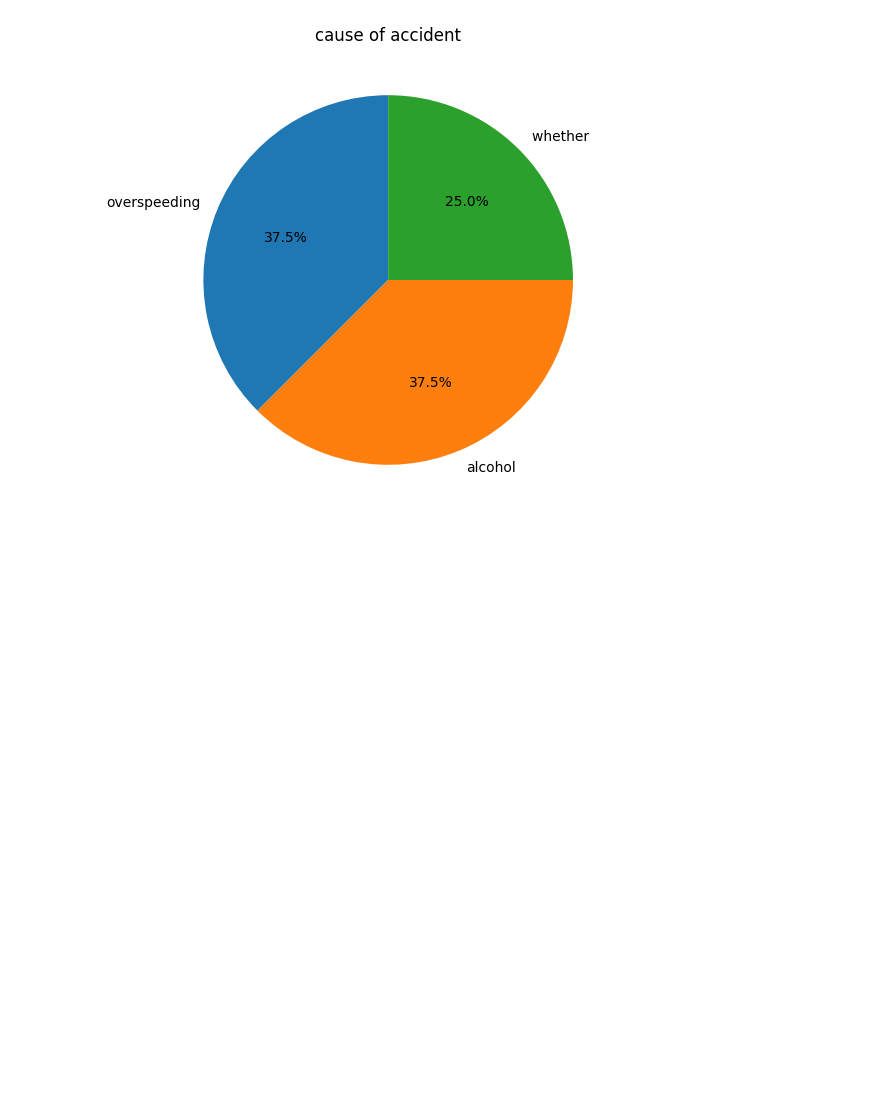
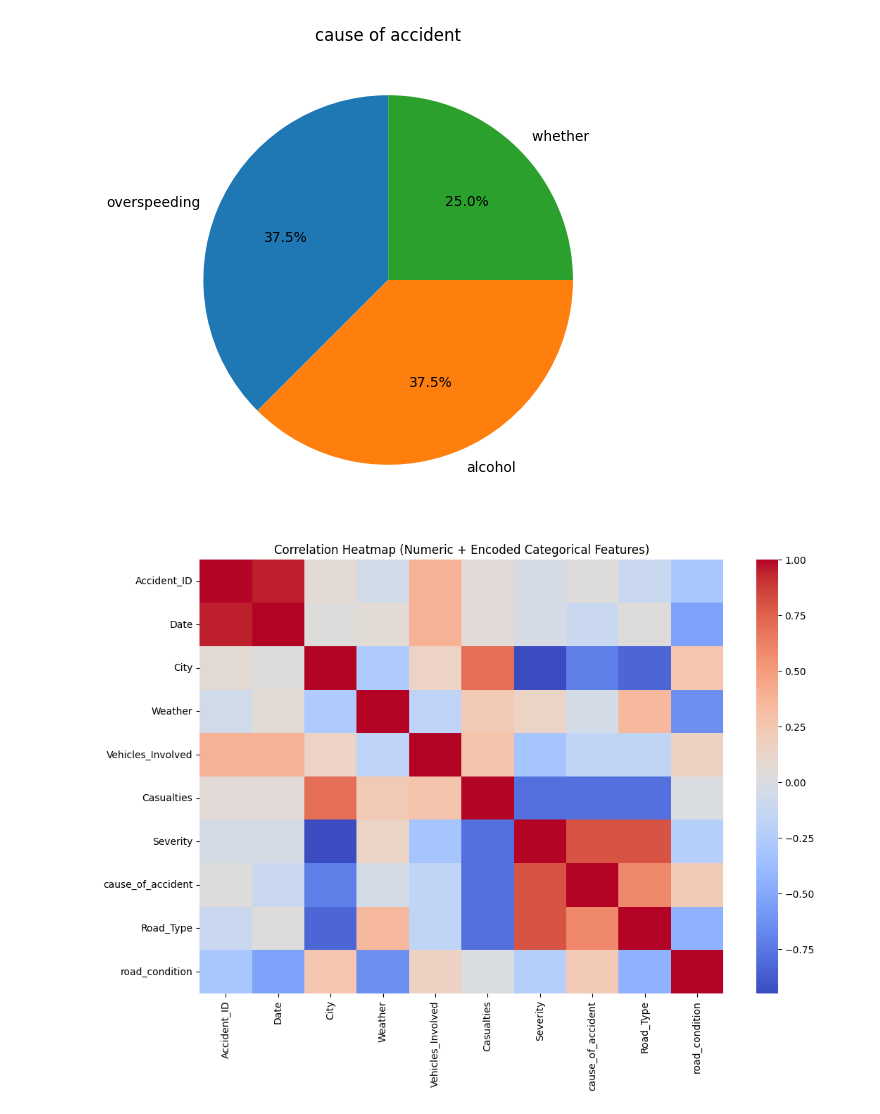
Before and after one commit to nagarneha/traffic_accident-_analysis, a Jupyter notebook: traffic_analysis.ipynb, the cells around one changed output. Saved outputs shown, nothing was run; the diff lists cells and outputs as text; code cells hidden in the pictures; blank space fills up the shorter version.

Commit message:
added correlation heatmap

```diff
--- a/traffic_analysis.ipynb
+++ b/traffic_analysis.ipynb
@@ -217,3 +215,33 @@ plt.ylabel("")
 plt.show()
 # %% [output]
 [figure]
+# %%
+import pandas as pd
+import seaborn as sns
+import matplotlib.pyplot as plt
+from sklearn.preprocessing import LabelEncoder
+
+# 1. Copy dataframe (original safe rahega)
+df_copy = df.copy()
+
+# 2. Categorical columns identify karo
+cat_cols = df_copy.select_dtypes(include=['object']).columns
+
+# 3. Encode categorical columns
+le = LabelEncoder()
+for col in cat_cols:
+    df_copy[col] = le.fit_transform(df_copy[col].astype(str))
+
+# 4. Sirf numeric (ab encoded bhi numeric hain)
+numeric_df = df_copy.select_dtypes(include=['number'])
+
+# 5. Correlation matrix
+corr = numeric_df.corr()
+
+# 6. Heatmap plot
+plt.figure(figsize=(12,8))
+sns.heatmap(corr, cmap="coolwarm", annot=False)  # annot=False rakha taaki readability rahe
+plt.title("Correlation Heatmap (Numeric + Encoded Categorical Features)")
+plt.show()
+# %% [output]
+[figure, added]
```
Also changed, not shown: parts of 9 cells of this notebook.
